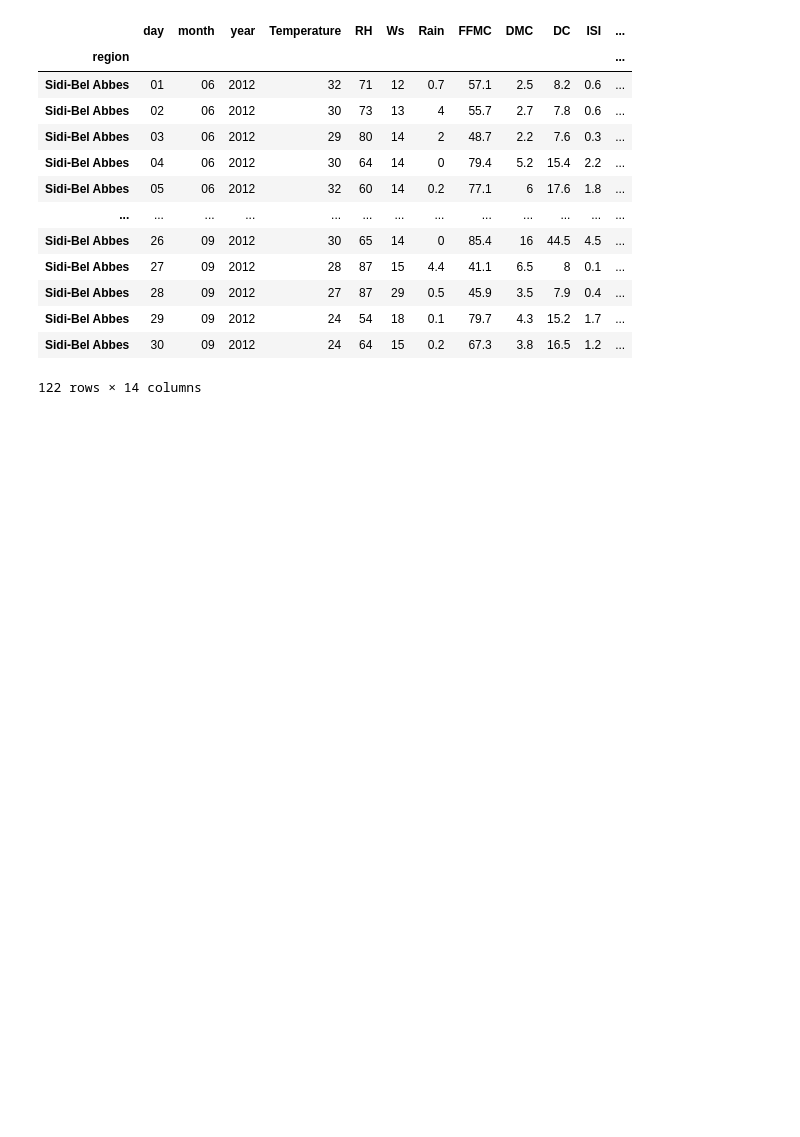
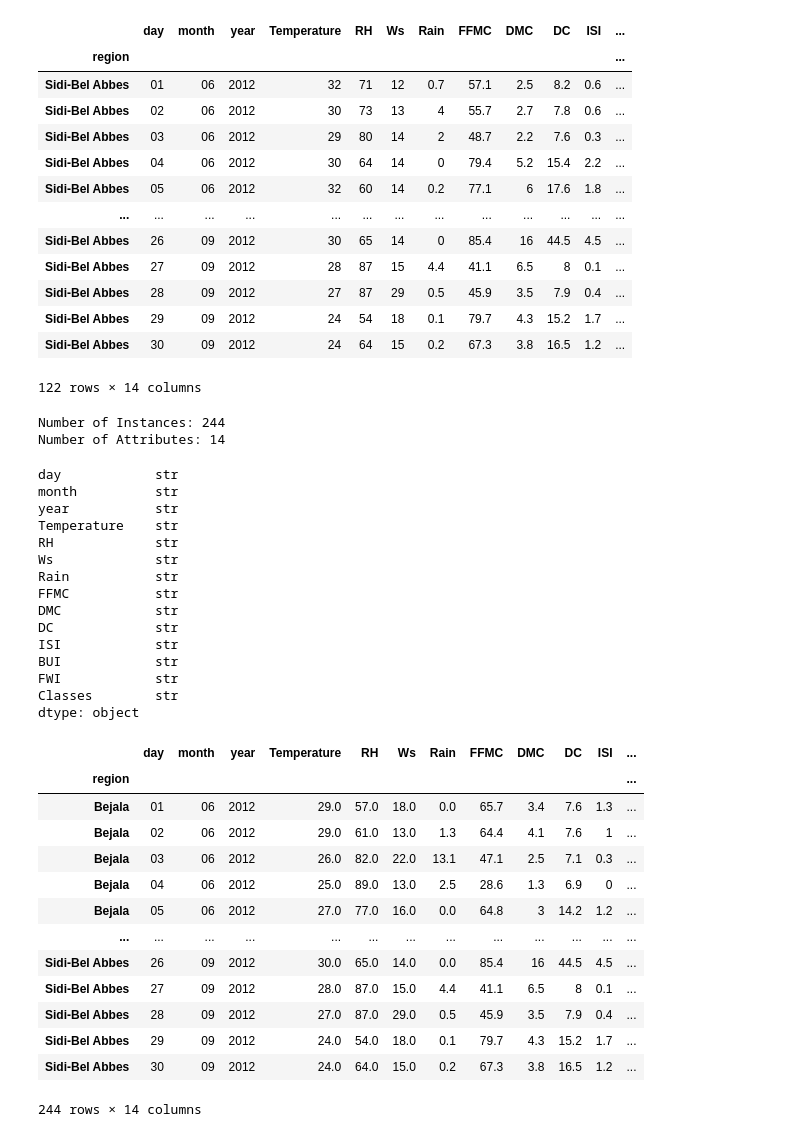
Before and after one commit to rrreeemcs/csci-415-weka-proj1, a Jupyter notebook: notebook.ipynb, the cells around one changed output. Saved outputs shown, nothing was run; the diff lists cells and outputs as text; code cells hidden in the pictures; blank space fills up the shorter version.

Commit message:
View shape of full df, strip column wihtespace, change data type of cols

```diff
--- a/notebook.ipynb
+++ b/notebook.ipynb
@@ -61,3 +61,53 @@ algerian_forest_fires_df.loc['Sidi-Bel Abbes']
 | Sidi-Bel Abbes | 29 | 09 | 2012 | 24 | 54 | 18 | 0.1 | 79.7 | 4.3 | 15.2 | 1.7 | ... |
 | Sidi-Bel Abbes | 30 | 09 | 2012 | 24 | 64 | 15 | 0.2 | 67.3 | 3.8 | 16.5 | 1.2 | ... |
 122 rows × 14 columns
+# %%
+# Viewing shape of algerian fires Df
+print(f"Number of Instances: {algerian_forest_fires_df.shape[0]}")
+print(f"Number of Attributes: {algerian_forest_fires_df.shape[1]}")
+# %% [output]
+Number of Instances: 244
+Number of Attributes: 14
+# %%
+# Stripping away any whitespace from columns
+algerian_forest_fires_df.columns = algerian_forest_fires_df.columns.str.strip()
+# %%
+# Viewing data types of all columns -> change Temperature, RH, Ws, and Rain to floats
+print(algerian_forest_fires_df.dtypes)
+
+algerian_forest_fires_df.astype({
+    'Temperature': 'float',
+    'RH': 'float',
+    'Ws': 'float',
+    'Rain': 'float',
+})
+# %% [output]
+day            str
+month          str
+year           str
+Temperature    str
+RH             str
+Ws             str
+Rain           str
+FFMC           str
+DMC            str
+DC             str
+ISI            str
+BUI            str
+FWI            str
+Classes        str
+dtype: object
+|  | day | month | year | Temperature | RH | Ws | Rain | FFMC | DMC | DC | ISI | ... |
+| region |  |  |  |  |  |  |  |  |  |  |  | ... |
+| Bejala | 01 | 06 | 2012 | 29.0 | 57.0 | 18.0 | 0.0 | 65.7 | 3.4 | 7.6 | 1.3 | ... |
+| Bejala | 02 | 06 | 2012 | 29.0 | 61.0 | 13.0 | 1.3 | 64.4 | 4.1 | 7.6 | 1 | ... |
+| Bejala | 03 | 06 | 2012 | 26.0 | 82.0 | 22.0 | 13.1 | 47.1 | 2.5 | 7.1 | 0.3 | ... |
+| Bejala | 04 | 06 | 2012 | 25.0 | 89.0 | 13.0 | 2.5 | 28.6 | 1.3 | 6.9 | 0 | ... |
+| Bejala | 05 | 06 | 2012 | 27.0 | 77.0 | 16.0 | 0.0 | 64.8 | 3 | 14.2 | 1.2 | ... |
+| ... | ... | ... | ... | ... | ... | ... | ... | ... | ... | ... | ... | ... |
+| Sidi-Bel Abbes | 26 | 09 | 2012 | 30.0 | 65.0 | 14.0 | 0.0 | 85.4 | 16 | 44.5 | 4.5 | ... |
+| Sidi-Bel Abbes | 27 | 09 | 2012 | 28.0 | 87.0 | 15.0 | 4.4 | 41.1 | 6.5 | 8 | 0.1 | ... |
+| Sidi-Bel Abbes | 28 | 09 | 2012 | 27.0 | 87.0 | 29.0 | 0.5 | 45.9 | 3.5 | 7.9 | 0.4 | ... |
+| Sidi-Bel Abbes | 29 | 09 | 2012 | 24.0 | 54.0 | 18.0 | 0.1 | 79.7 | 4.3 | 15.2 | 1.7 | ... |
+| Sidi-Bel Abbes | 30 | 09 | 2012 | 24.0 | 64.0 | 15.0 | 0.2 | 67.3 | 3.8 | 16.5 | 1.2 | ... |
+244 rows × 14 columns
```
Also changed, not shown: parts of 1 cell of this notebook.
